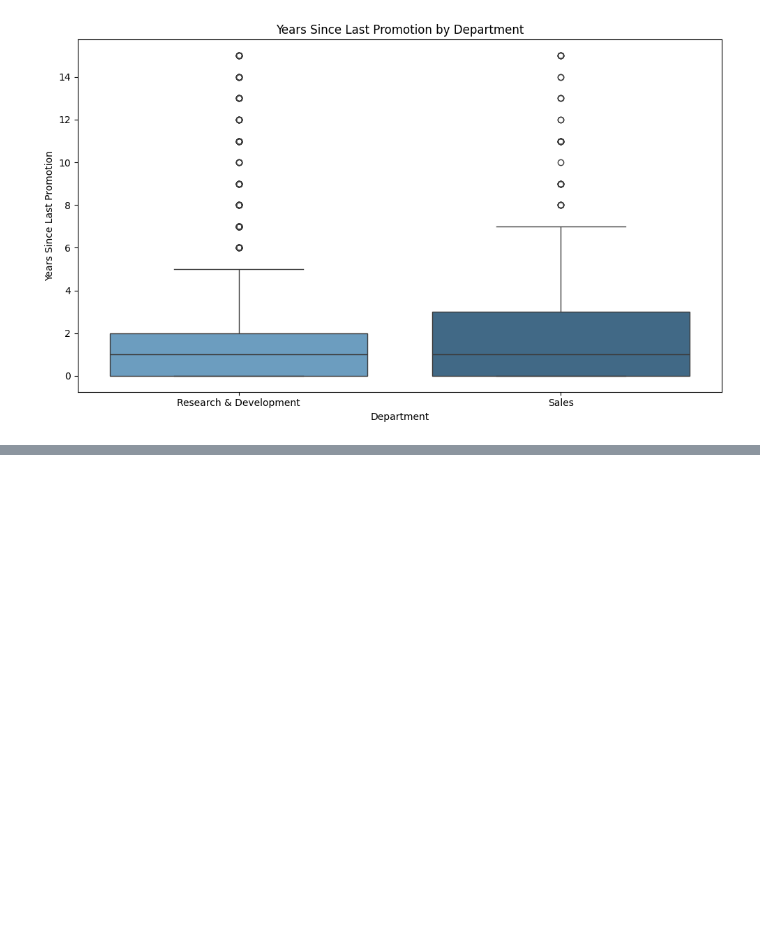
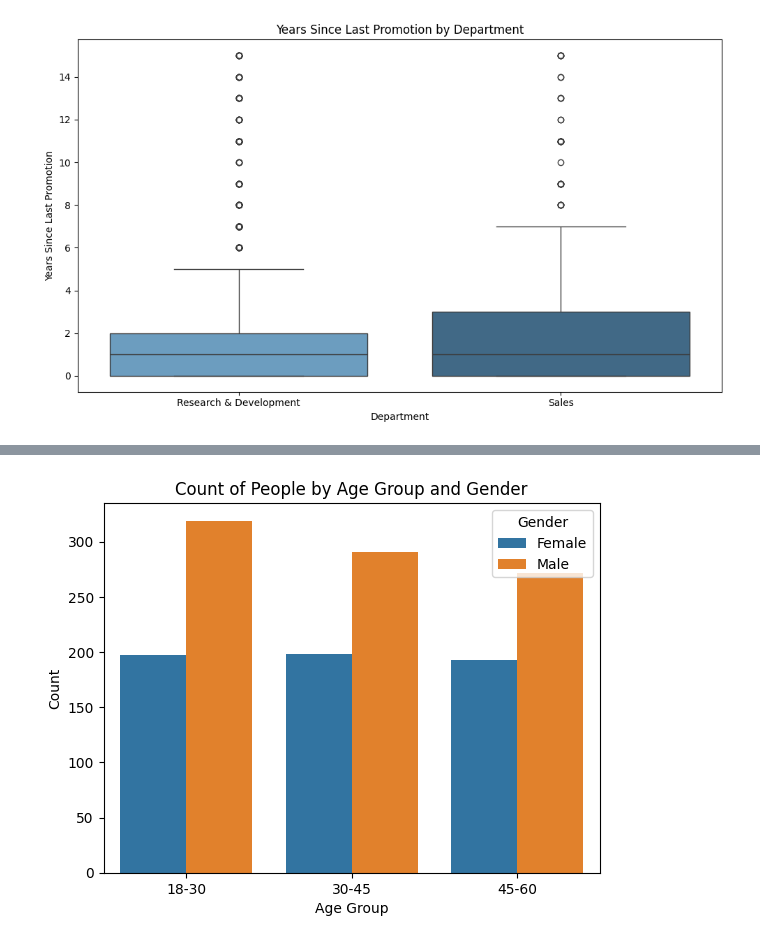
Before and after one commit to melo4yxa77796/EmployeeProductivityAnalysis, a Jupyter notebook: atrrition.ipynb, the cells around one changed output, grey strips where cells are left out. Saved outputs shown, nothing was run; the diff lists cells and outputs as text; code cells hidden in the pictures; blank space fills up the shorter version.

```diff
--- a/atrrition.ipynb
+++ b/atrrition.ipynb
@@ -297,0 +327,11 @@ Passing `palette` without assigning `hue` is deprecated and will be removed in v
+# %%
+import seaborn as sns
+import matplotlib.pyplot as plt
+sns.countplot(data=df, x='AgeGroup', hue='Gender')
+plt.title('Count of People by Age Group and Gender')
+plt.xlabel('Age Group')
+plt.ylabel('Count')
+plt.legend(title='Gender')
+plt.show()
+# %% [output]
+[figure, added]
```
Also changed, not shown: parts of 8 cells of this notebook.
